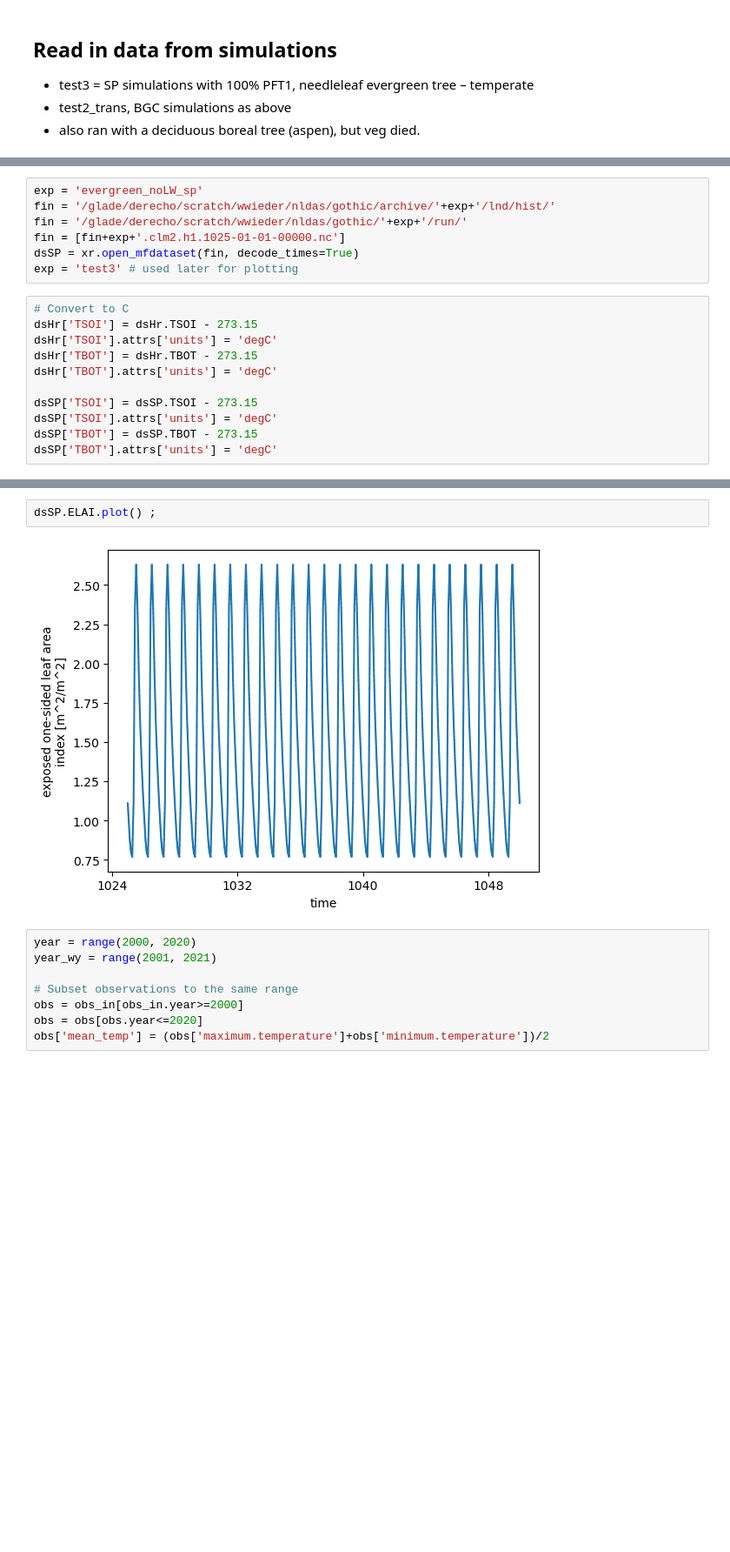
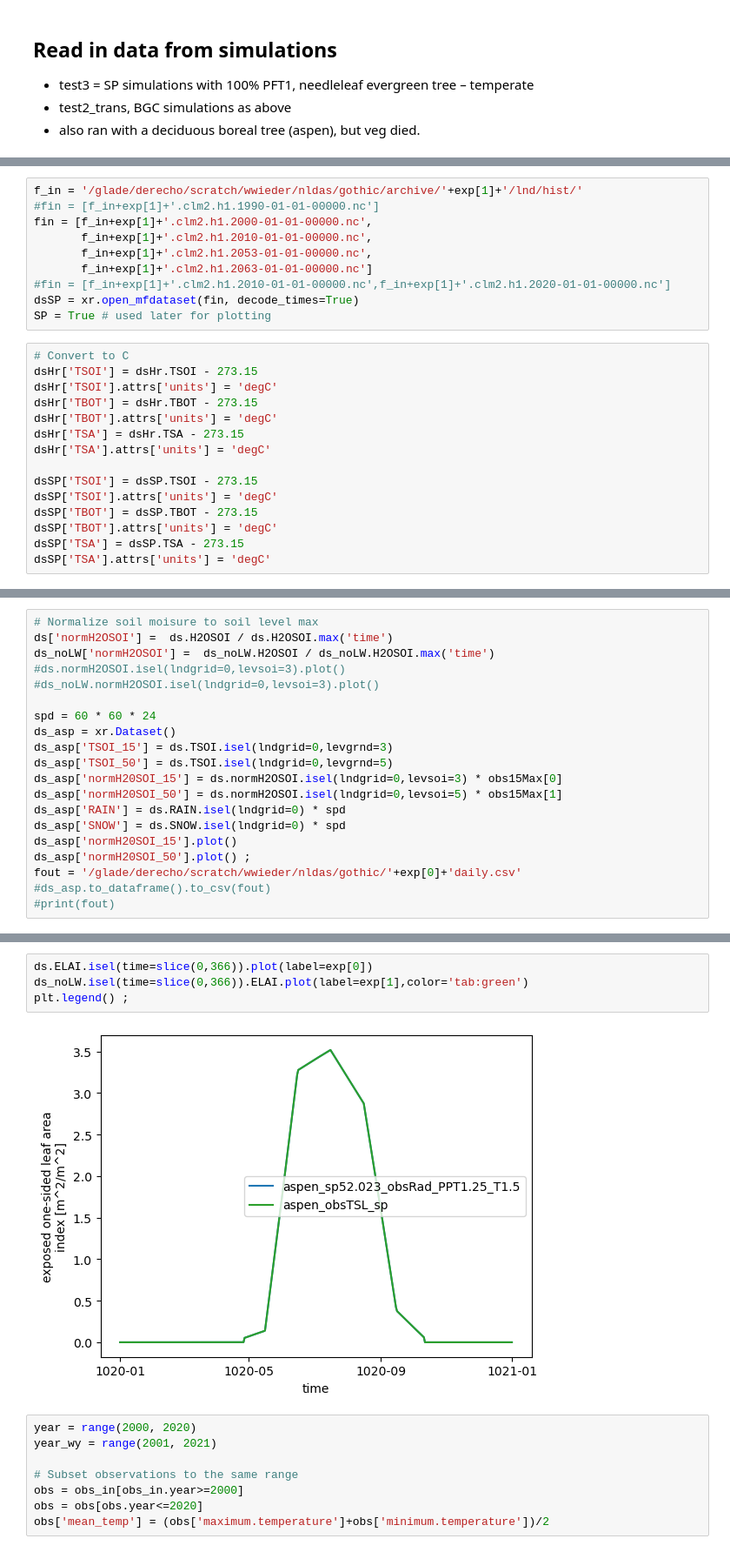
Before and after one commit to wwieder/gothic_ctsm, a Jupyter notebook: notebooks/Gothic_NLDAS-billyOBS.ipynb, the cells around one changed output, grey strips where cells are left out. Shown at 87% size. Drawn from its saved outputs; the diff is of its cells as text; blank space fills up the shorter version.

```diff
--- a/notebooks/Gothic_NLDAS-billyOBS.ipynb
+++ b/notebooks/Gothic_NLDAS-billyOBS.ipynb
@@ -127,20 +249,27 @@ Data variables: (12/31)
 # %%
-exp = 'evergreen_noLW_sp'
-fin = '/glade/derecho/scratch/wwieder/nldas/gothic/archive/'+exp+'/lnd/hist/'
-fin = '/glade/derecho/scratch/wwieder/nldas/gothic/'+exp+'/run/'
-fin = [fin+exp+'.clm2.h1.1025-01-01-00000.nc']
+f_in = '/glade/derecho/scratch/wwieder/nldas/gothic/archive/'+exp[1]+'/lnd/hist/'
+#fin = [f_in+exp[1]+'.clm2.h1.1990-01-01-00000.nc']
+fin = [f_in+exp[1]+'.clm2.h1.2000-01-01-00000.nc',
+       f_in+exp[1]+'.clm2.h1.2010-01-01-00000.nc',
+       f_in+exp[1]+'.clm2.h1.2053-01-01-00000.nc',
+       f_in+exp[1]+'.clm2.h1.2063-01-01-00000.nc']
+#fin = [f_in+exp[1]+'.clm2.h1.2010-01-01-00000.nc',f_in+exp[1]+'.clm2.h1.2020-01-01-00000.nc']
 dsSP = xr.open_mfdataset(fin, decode_times=True)
-exp = 'test3' # used later for plotting
+SP = True # used later for plotting
 # %%
 # Convert to C
 dsHr['TSOI'] = dsHr.TSOI - 273.15
 dsHr['TSOI'].attrs['units'] = 'degC'
 dsHr['TBOT'] = dsHr.TBOT - 273.15
 dsHr['TBOT'].attrs['units'] = 'degC'
+dsHr['TSA'] = dsHr.TSA - 273.15
+dsHr['TSA'].attrs['units'] = 'degC'
 
 dsSP['TSOI'] = dsSP.TSOI - 273.15
 dsSP['TSOI'].attrs['units'] = 'degC'
 dsSP['TBOT'] = dsSP.TBOT - 273.15
 dsSP['TBOT'].attrs['units'] = 'degC'
+dsSP['TSA'] = dsSP.TSA - 273.15
+dsSP['TSA'].attrs['units'] = 'degC'
 # %%
 ds = dsHr.resample(time="1D").mean()
@@ -198,0 +326,20 @@ Data variables: (12/28)
+# %%
+# Normalize soil moisure to soil level max
+ds['normH2OSOI'] =  ds.H2OSOI / ds.H2OSOI.max('time')
+ds_noLW['normH2OSOI'] =  ds_noLW.H2OSOI / ds_noLW.H2OSOI.max('time')
+#ds.normH2OSOI.isel(lndgrid=0,levsoi=3).plot()
+#ds_noLW.normH2OSOI.isel(lndgrid=0,levsoi=3).plot()
+
+spd = 60 * 60 * 24
+ds_asp = xr.Dataset()
+ds_asp['TSOI_15'] = ds.TSOI.isel(lndgrid=0,levgrnd=3)
+ds_asp['TSOI_50'] = ds.TSOI.isel(lndgrid=0,levgrnd=5)
+ds_asp['normH20SOI_15'] = ds.normH2OSOI.isel(lndgrid=0,levsoi=3) * obs15Max[0]
+ds_asp['normH20SOI_50'] = ds.normH2OSOI.isel(lndgrid=0,levsoi=5) * obs15Max[1]
+ds_asp['RAIN'] = ds.RAIN.isel(lndgrid=0) * spd
+ds_asp['SNOW'] = ds.SNOW.isel(lndgrid=0) * spd
+ds_asp['normH20SOI_15'].plot()
+ds_asp['normH20SOI_50'].plot() ;
+fout = '/glade/derecho/scratch/wwieder/nldas/gothic/'+exp[0]+'daily.csv'
+#ds_asp.to_dataframe().to_csv(fout)
+#print(fout)
@@ -199,7 +519,9 @@ Data variables: (12/28)
 # %%
-dsSP.ELAI.plot() ;
+ds.ELAI.isel(time=slice(0,366)).plot(label=exp[0])
+ds_noLW.isel(time=slice(0,366)).ELAI.plot(label=exp[1],color='tab:green')
+plt.legend() ;
 # %% [output]
-[figure, old version]
+[figure, new version]
 # %%
 year = range(2000, 2020)
 year_wy = range(2001, 2021)
```
Also changed, not shown: parts of 51 cells of this notebook, 6 other files.
